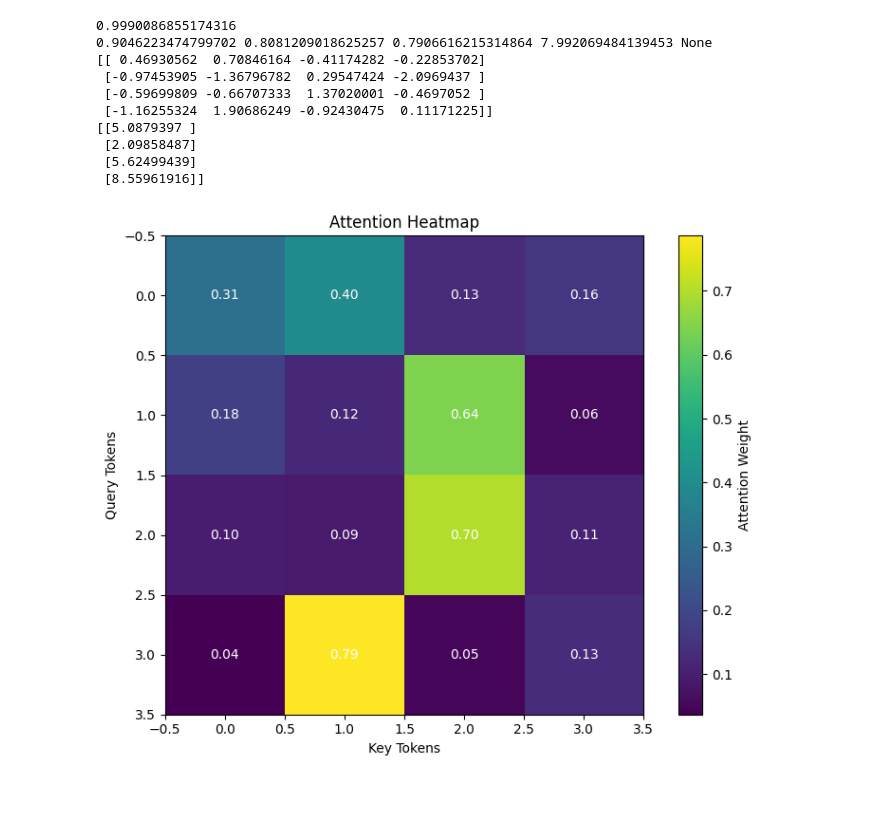
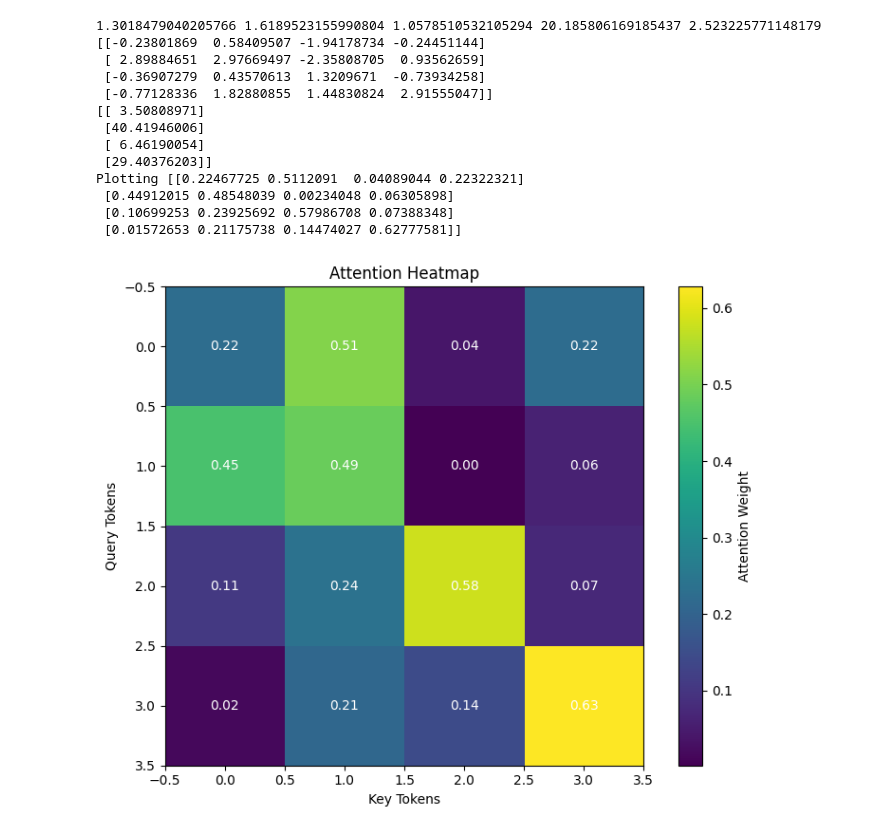
Before and after one commit to shivankgoel/TranformersFromScratch, a Jupyter notebook: 1_attention_basics.ipynb, the cells around one changed output. Saved outputs shown, nothing was run; the diff lists cells and outputs as text; code cells hidden in the pictures; blank space fills up the shorter version.

```diff
--- a/1_attention_basics.ipynb
+++ b/1_attention_basics.ipynb
@@ -1,10 +1,8 @@
 # %% [markdown]
 <a href="https://colab.research.google.com/github/shivankgoel/TranformersFromScratch/blob/main/1_attention_basics.ipynb" target="_parent"><img src="https://colab.research.google.com/assets/colab-badge.svg" alt="Open In Colab"/></a>
 # %%
-def display_attention_matrix(attention_scores):
-  # Apply softmax to get attention weights
-  attention_weights = np.exp(attention_scores) / np.sum(np.exp(attention_scores), axis=1, keepdims=True)
-
+def display_attention_matrix(attention_weights):
+  print("Plotting {}".format(attention_weights))
   # Plot the heatmap
   plt.figure(figsize=(8, 6))
   plt.imshow(attention_weights, cmap='viridis', interpolation='nearest')
@@ -21,36 +19,42 @@ def display_attention_matrix(attention_scores):
   # Display the heatmap
   plt.tight_layout()
   plt.show()
+
+def softmax(x):
+  return (np.exp(x) / np.sum(np.exp(x), axis=1, keepdims=True))
 # %%
 import numpy as np
 import math as math
 import matplotlib.pyplot as plt
 
-voc_sz, k_sz, q_sz, v_sz = 4, 8, 8 , 12
+voc_sz, k_sz, q_sz, v_sz = 4, 8, 8 , 10
 k = np.random.randn(voc_sz, k_sz)
 q = np.random.randn(voc_sz, q_sz)
 v = np.random.randn(voc_sz, v_sz)
 
 attention_scores = np.matmul(q, k.T) / math.sqrt(k_sz)
 
-print(q.var(), k.var(), v.var(), (np.matmul(q,k.T)).var(), print(attention_scores.var()))
+print(q.var(), k.var(), v.var(), (np.matmul(q,k.T)).var(), attention_scores.var())
 
 
 print(attention_scores)
 print(np.sum(np.exp(attention_scores), axis=1, keepdims=True))
-display_attention_matrix(attention_scores)
+display_attention_matrix(softmax(attention_scores))
 # %% [output]
-0.9990086855174316
-0.9046223474799702 0.8081209018625257 0.7906616215314864 7.992069484139453 None
-[[ 0.46930562  0.70846164 -0.41174282 -0.22853702]
- [-0.97453905 -1.36796782  0.29547424 -2.0969437 ]
- [-0.59699809 -0.66707333  1.37020001 -0.4697052 ]
- [-1.16255324  1.90686249 -0.92430475  0.11171225]]
-[[5.0879397 ]
- [2.09858487]
- [5.62499439]
- [8.55961916]]
+1.3018479040205766 1.6189523155990804 1.0578510532105294 20.185806169185437 2.523225771148179
+[[-0.23801869  0.58409507 -1.94178734 -0.24451144]
+ [ 2.89884651  2.97669497 -2.35808705  0.93562659]
+ [-0.36907279  0.43570613  1.3209671  -0.73934258]
+ [-0.77128336  1.82880855  1.44830824  2.91555047]]
+[[ 3.50808971]
+ [40.41946006]
+ [ 6.46190054]
+ [29.40376203]]
+Plotting [[0.22467725 0.5112091  0.04089044 0.22322321]
+ [0.44912015 0.48548039 0.00234048 0.06305898]
+ [0.10699253 0.23925692 0.57986708 0.07388348]
+ [0.01572653 0.21175738 0.14474027 0.62777581]]
-[figure, old version]
+[figure, new version]
 # %%
 mask = np.tril(np.ones((voc_sz, voc_sz)))
 mask[mask == 0] = -np.inf
```
Also changed, not shown: parts of 2 cells of this notebook.
